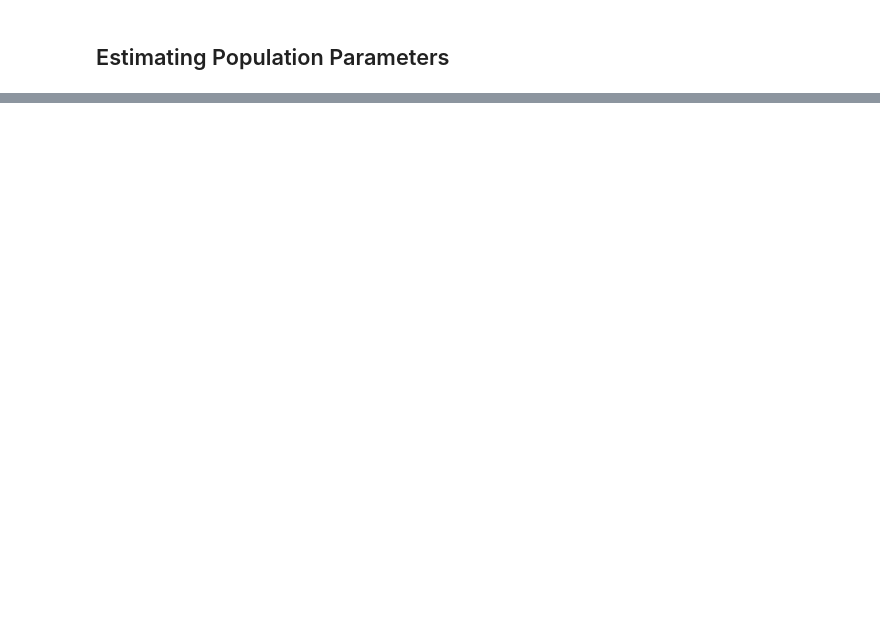
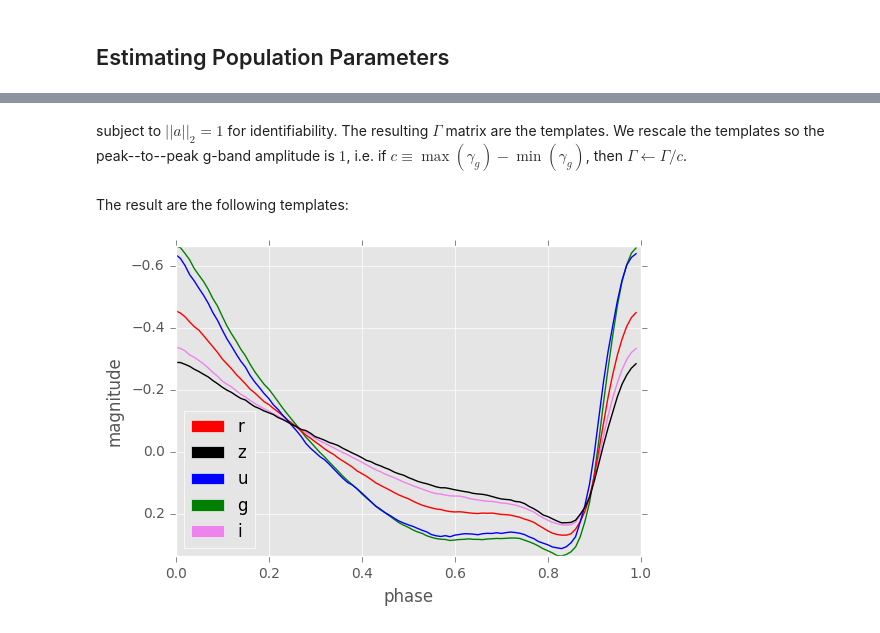
Before and after one commit to longjp/rr-model, a Jupyter notebook: code/fit_template/model_description.ipynb, the cells around one changed output, grey strips where cells are left out. Saved outputs shown, nothing was run; the diff lists cells and outputs as text; code cells hidden in the pictures; blank space fills up the shorter version.

```diff
--- a/code/fit_template/model_description.ipynb
+++ b/code/fit_template/model_description.ipynb
@@ -44,0 +50,5 @@ Discuss estimating model error. <strong data-cite="long2017">(Long, 2017)</stron
+# %%
+## load templates
+r=robjects.r
+r.load("template_sdss.RData") ## loads r.tem, see later code for usage
+r.load("template_des.RData") ## loads r.tem, see later code for usage
@@ -44,0 +111,29 @@ Discuss estimating model error. <strong data-cite="long2017">(Long, 2017)</stron
+# %% [markdown]
+subject to $||a||_2 = 1$ for identifiability. The resulting $\Gamma$ matrix are the templates. We rescale the templates so the peak--to--peak g-band amplitude is $1$, i.e. if $c \equiv \max(\gamma_g) - \min(\gamma_g)$, then $\Gamma \gets \Gamma / c$.
+# %% [markdown]
+The result are the following templates:
+# %%
+tem_sdss = np.array(r.tem_sdss[1])
+filter_names = list(r.tem_sdss[1].rownames)
+t = np.linspace(0.0,1.0,num=tem_sdss.shape[1],endpoint=False)
+# %%
+%matplotlib inline
+import matplotlib.pyplot as plt
+plt.style.use('ggplot')
+# %%
+cols = {'u': 'blue', 'g': 'green', 'r':'red', 'i':'violet', 'z':'black'}
+# %%
+fig = plt.figure()
+ax = plt.axes()
+for ii in np.arange(len(filter_names)):
+    ax.plot(t, tem_sdss[ii,:],color=cols[filter_names[ii]])
+plt.ylim([np.max(tem_sdss),np.min(tem_sdss)])
+plt.xlabel("phase")
+plt.ylabel("magnitude");
+recs = []
+for i in cols.values():
+    recs.append(mpatches.Rectangle((0,0),1,1,fc=i))
+
+plt.legend(recs,cols.keys(),loc=3);
+# %% [output]
+[figure, added]
```
Also changed, not shown: parts of 28 cells of this notebook.
